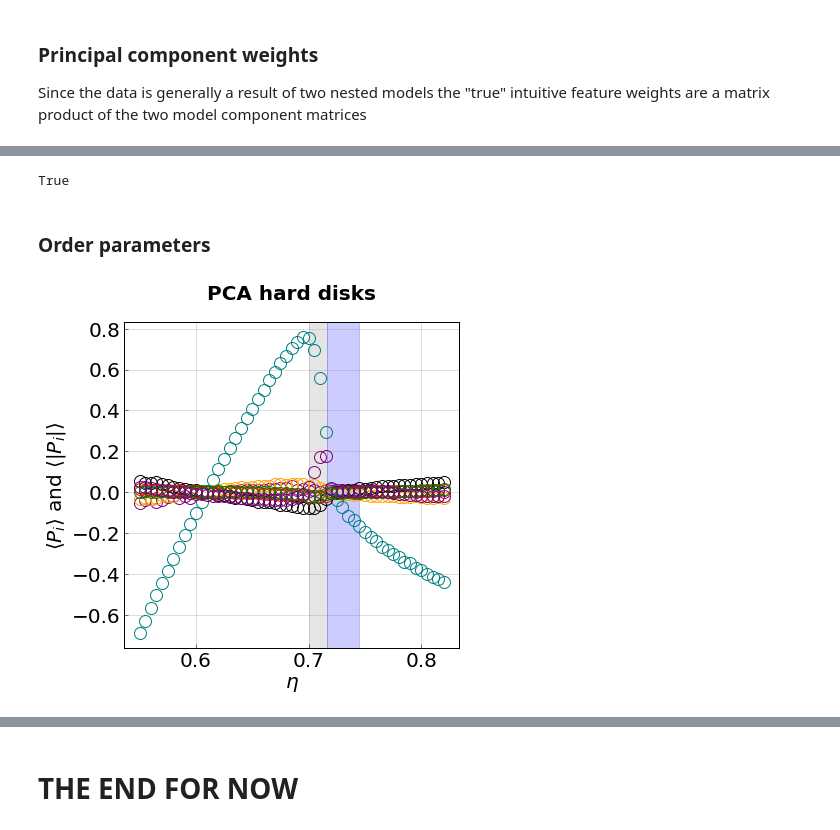
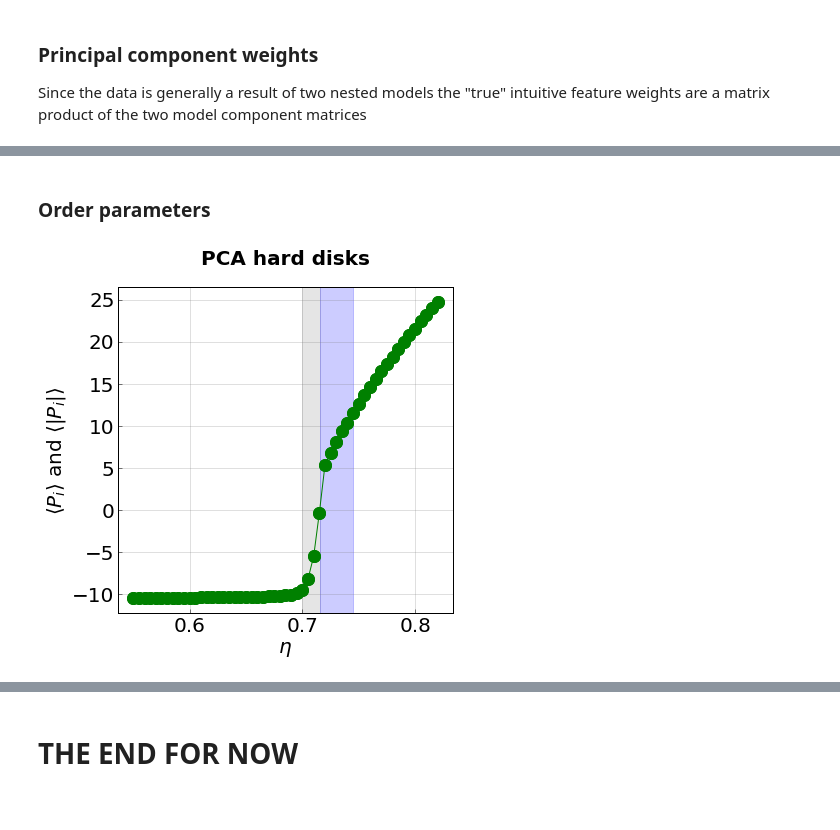
Before and after one commit to truskett-group-ut/hard_disks_pca, a Jupyter notebook: analysis_notebook.ipynb, the cells around one changed output, grey strips where cells are left out. Cells and saved outputs as stored; diff of their text form; code cells hidden in the pictures.

```diff
--- a/analysis_notebook.ipynb
+++ b/analysis_notebook.ipynb
@@ -772,13 +678,11 @@ Since the data is generally a result of two nested models the "true" intuitive f
 from numpy import dot
 # %%
 components = dot(incpca.components_, incpca_ig.components_)
-# %%
-components = incpca.components_
 # %%
 j = 0
-for i in arange(6,100,6):
+for i in arange(12,100,12):
     j = j + i
-    plt.axvline(x=j, color='r', linestyle='--')
+    #plt.axvline(x=j, color='r', linestyle='--')
     print j
 #plt.axvline(x=90, color='b', linestyle='--')
 
@@ -805,7 +709,7 @@ plt.rcParams['xtick.direction'] = 'in'
 plt.rcParams['ytick.direction'] = 'in'
 
 #axis range and labels (also specify if log or not)
-plt.xlim(0,80)
+plt.xlim(0,200)
 #plt.ylim(-0.001,0.001)
 #plt.ylim(0,0.5)
 #plt.ylim(-2,1.5)
@@ -813,7 +717,7 @@ plt.xlim(0,80)
 #plt.ylim(1, 0.001)
 #plt.ylim(-2000.0, 2000)
 
-#plt.yscale('log')
+#plt.xscale('log')
 plt.xlabel(r'$n$th nerest neighbor', y=3, fontsize=20, fontdict = axis_label_font)
 plt.ylabel(r'$P_{i}$ weight', fontsize=20, fontdict = axis_label_font)
 
@@ -843,3 +738,0 @@ plt.show()
-# %%
-for i in range(5):
-    plt.plot(components[0][i*100:i*100+100], markersize=5, marker='o')
@@ -848,12 +739,3 @@ for i in range(5):
-# %%
-len(components[0]) == 20*50
-# %% [output]
-True
-# %%
-#OPs_10_100 = OPs
-#OPs_abs_3000 = OPs_abs
-#OPs_std_3000 = OPs_std
-OPs = array(OPs)
 # %% [markdown]
 ### Order parameters
 # %%
@@ -863,13 +745,13 @@ plt.axvspan(0.716, 0.745, alpha=0.2, color='blue')
 
 #plot the principal components
 colors = 200*['green', 'purple', 'orange', 'teal', 'black', 'red']
-for i in range(1, 8): #12,13
+for i in range(0,1): #12,13
     p_data = OPs[:,i]
     plt.plot(etas, (p_data), marker='o', linewidth = 0.0, markersize=12, color = colors[i], markerfacecolor='None')
     #p_data = OPs_10_100[:,i]
     #plt.plot(etas, -(p_data), marker='o', linewidth = 0.0, markersize=4, color = colors[i], markerfacecolor='green')
     #p_data = OPs_abs[:,i]
-    #plt.plot(etas, (p_data), marker='o', linewidth = 1.0, markersize=12, color = colors[i])
+    plt.plot(etas, (p_data), marker='o', linewidth = 1.0, markersize=12, color = colors[i])
 #plt.plot(etas[1:], -(OPs[:,0][1:]-OPs[:,0][:-1])/(etas[1]-etas[0]), marker='o', linewidth = 1.0, markersize=12, color = colors[i], markerfacecolor='None')
 
 #backround grid details
@@ -878,31 +760,31 @@ axes.grid(b = True, which = 'both', axis = 'both', color = 'gray', linestyle = '
 axes.set_axis_bgcolor('white')
 
 #font scpecifications
 title_font = {'family' : 'arial', 'color'  : 'black', 'weight' : 'heavy','size': 20}
 axis_label_font = {'family' : 'arial', 'color'  : 'black', 'weight' : 'normal','size': 20}
 
 #figure size and tick style
 plt.rcParams["figure.figsize"] = [6,6]
 plt.rc('axes',edgecolor='black',linewidth=1)
 plt.tick_params(which='both', axis='both', color='black', length=4, width=0.5)
 plt.rcParams['xtick.direction'] = 'in'
 plt.rcParams['ytick.direction'] = 'in'
 
 #axis range and labels (also specify if log or not)
 #plt.xlim(0.4, 0.9069)
 #plt.ylim(1,3)
 
 #plt.ylim(-7,5)
 #plt.yscale('log')
 
 #plt.yscale('log')
 plt.xlabel(r'$\eta$', y=3, fontsize=20, fontdict = axis_label_font)
 plt.ylabel(r'$\langle P_{i} \rangle$ and $\langle |P_{i}| \rangle$', fontsize=20, fontdict = axis_label_font)
 
 #title and axis labels
 plt.tick_params(axis='both', labelsize=20)
 plt.title('PCA hard disks', y=1.05, fontdict = title_font)
 
 plt.show()
 # %% [output]
-[figure, old version]
+[figure, new version]
```
Also changed, not shown: parts of 50 cells of this notebook, 2 other files.
